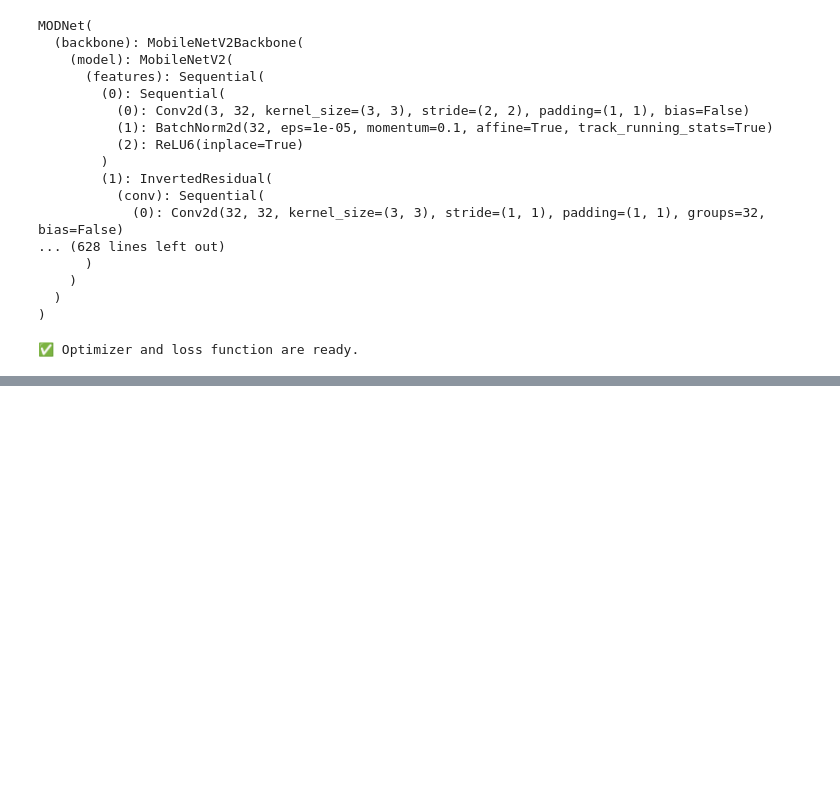
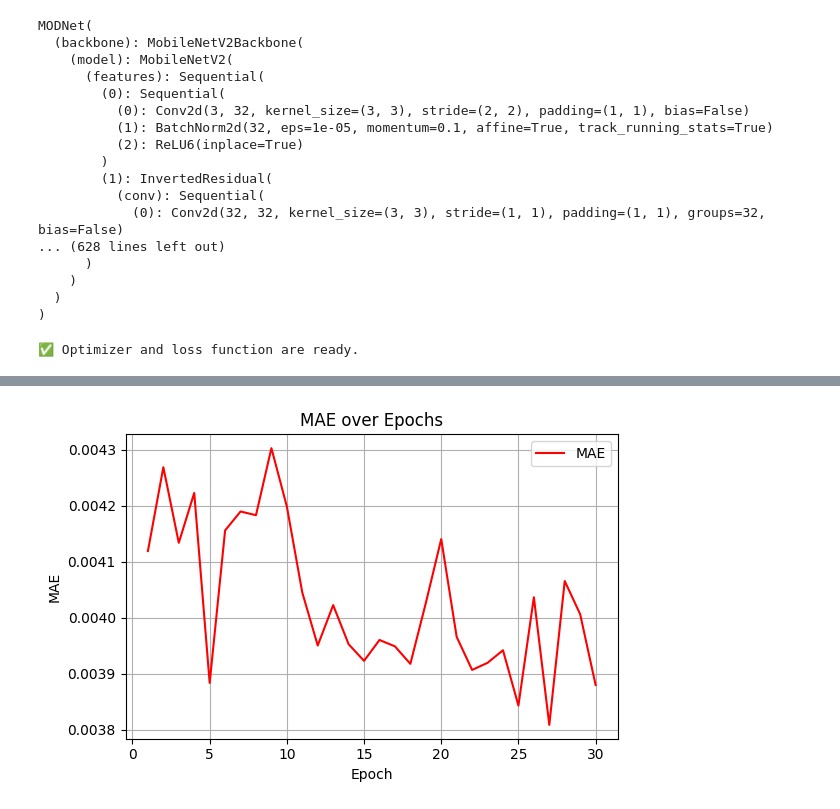
Before and after one commit to SatNaingTun/SntImageBGChanger, a Jupyter notebook: TrainNotebooks/FineTuneModNet_WebCam.ipynb, the cells around one changed output, grey strips where cells are left out. Saved outputs shown, nothing was run; the diff lists cells and outputs as text; code cells hidden in the pictures; blank space fills up the shorter version.

```diff
--- a/TrainNotebooks/FineTuneModNet_WebCam.ipynb
+++ b/TrainNotebooks/FineTuneModNet_WebCam.ipynb
@@ -688,0 +815,4 @@ print(f"✅ Training plots saved to: {PLOT_PATH}")
+# %%
+plot_metric(mae_scores, "MAE", "MAE", "red")
+# %% [output]
+[figure, added]
```
Also changed, not shown: parts of 43 cells of this notebook, 1 other file.
